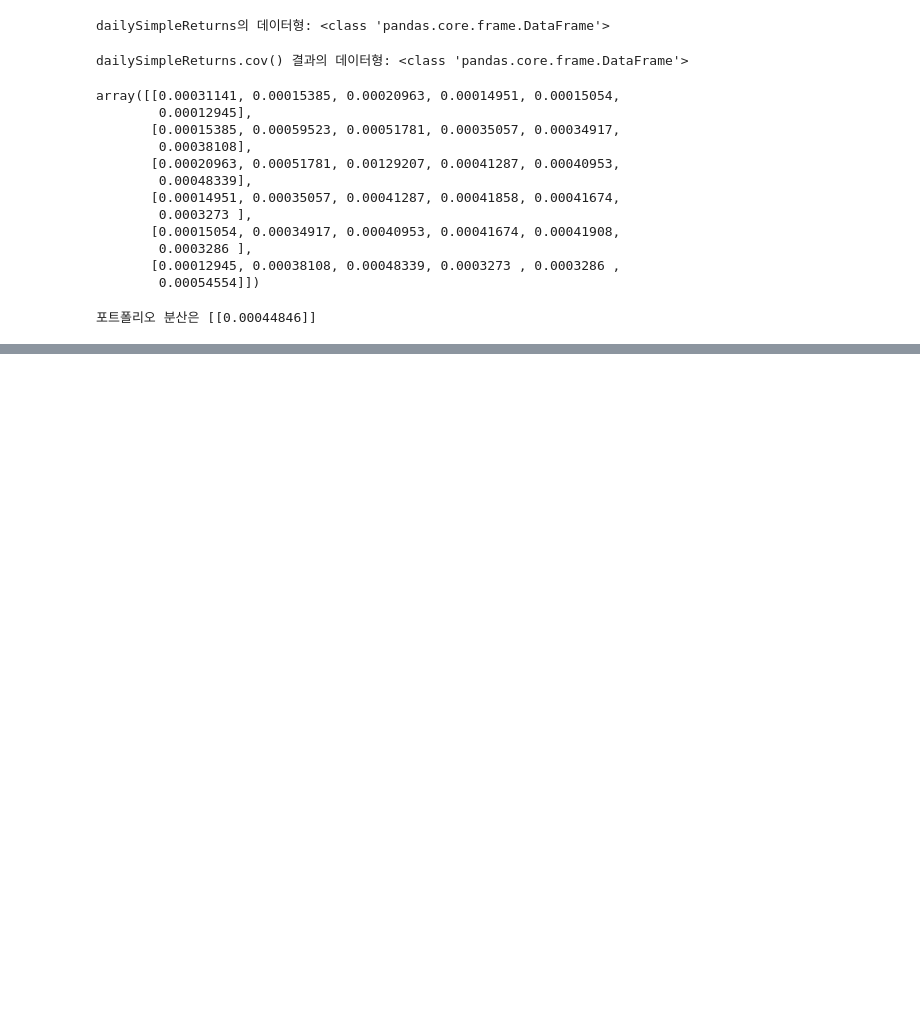
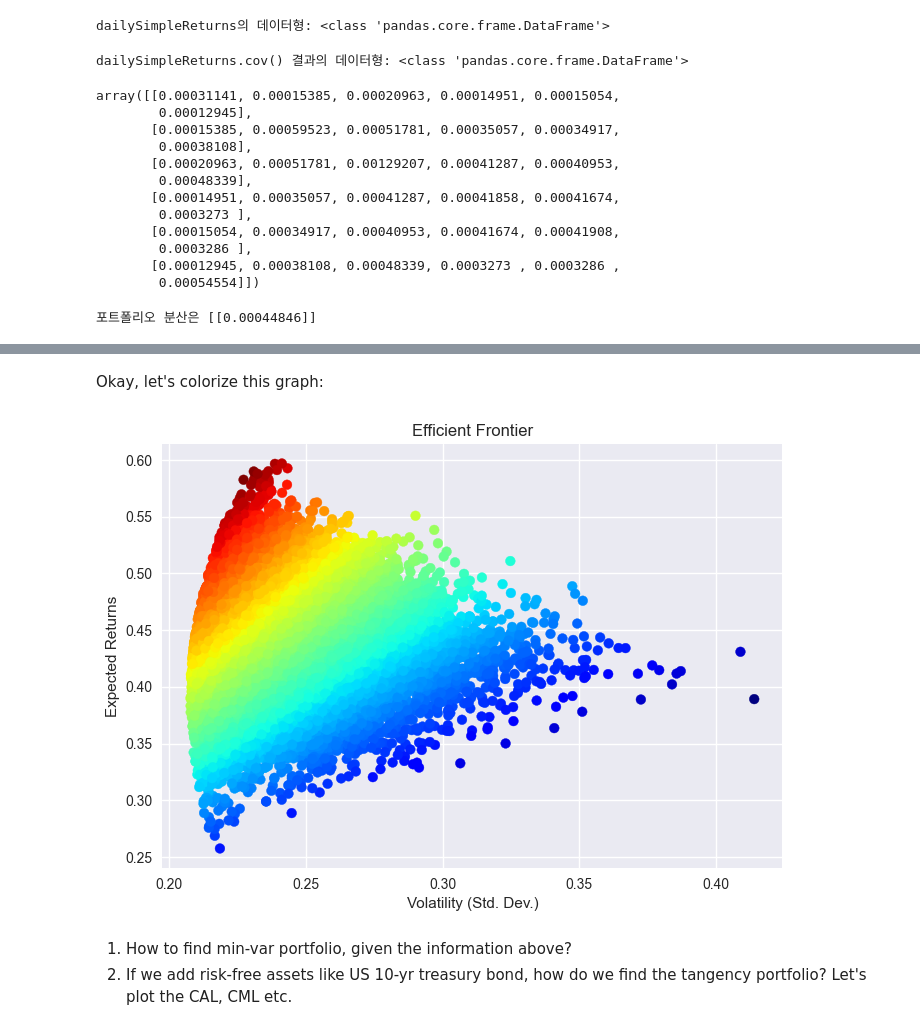
Before and after one commit to wolfinwallst/Financial_Engineering_and_Risk_Management, a Jupyter notebook: 파이썬으로 배우는 포트폴리오/#3.1 포트폴리오의 기대수익률과 위험.ipynb, the cells around one changed output, grey strips where cells are left out. Saved outputs shown, nothing was run; the diff lists cells and outputs as text; code cells hidden in the pictures; blank space fills up the shorter version.

```diff
--- a/파이썬으로 배우는 포트폴리오/#3.1 포트폴리오의 기대수익률과 위험.ipynb
+++ b/파이썬으로 배우는 포트폴리오/#3.1 포트폴리오의 기대수익률과 위험.ipynb
@@ -430,0 +565,38 @@ print('포트폴리오 분산은', varp)
+# %% [markdown]
+Okay, let's colorize this graph:
+# %%
+# initalization for portfolio returns/volatility(variance)/weights
+p_returns = []
+p_volatility = []
+p_weights = []
+
+# num of assets (to diversify) in our portfolio
+n_assets = len(tickers)
+# n_assets
+
+n_ports = 30000
+
+for s in range(n_ports):
+    wgt = np.random.random(n_assets)
+    wgt /= np.sum(wgt)
+    ret = np.dot(wgt, ret_annual)
+    vol = np.sqrt(np.dot(wgt.T, np.dot(cov_annual, wgt)))
+    p_returns.append(ret)
+    p_volatility.append(vol)
+    p_weights.append(wgt)
+
+p_volatility = np.array(p_volatility)
+p_returns = np.array(p_returns)
+
+colors = p_returns/p_volatility
+plt.style.use('seaborn')
+plt.scatter(p_volatility, p_returns, c=colors, marker='o', cmap=mpl.cm.jet)
+plt.xlabel('Volatility (Std. Dev.)')
+plt.ylabel('Expected Returns')
+plt.title('Efficient Frontier')
+plt.show()
+# %% [output]
+[figure, added]
+# %% [markdown]
+1. How to find min-var portfolio, given the information above?
+2. If we add risk-free assets like US 10-yr treasury bond, how do we find the tangency portfolio? Let's plot the CAL, CML etc.
```
Also changed, not shown: parts of 10 cells of this notebook.
